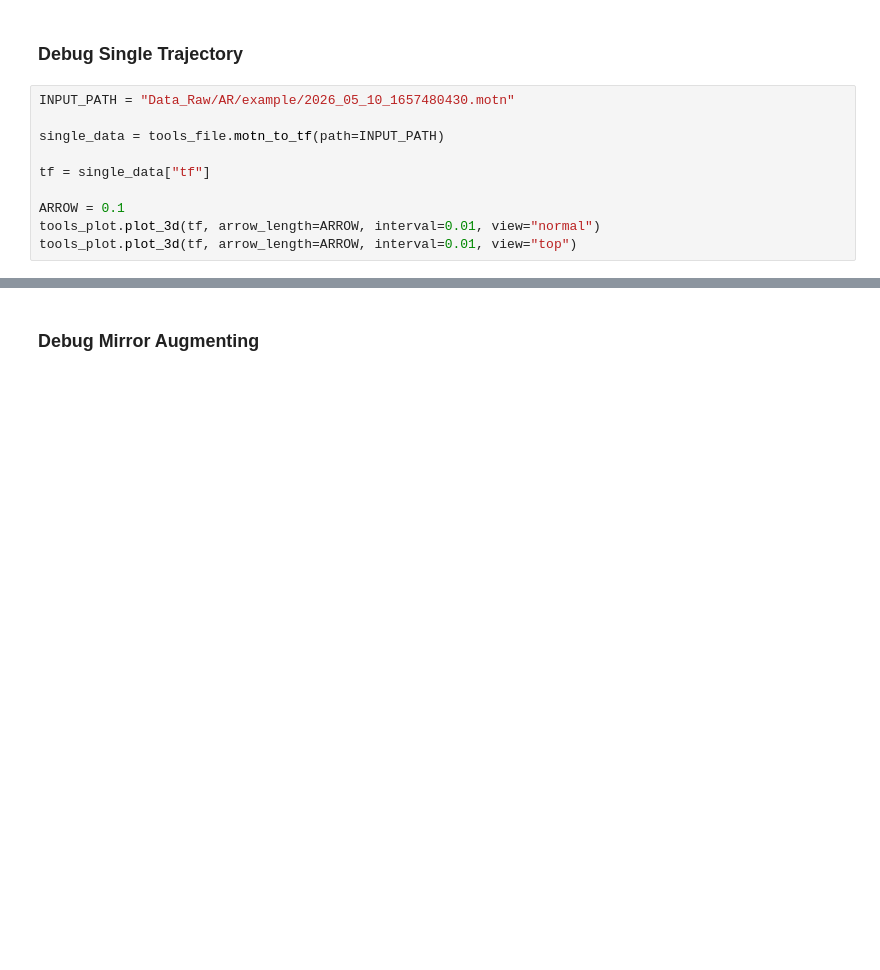
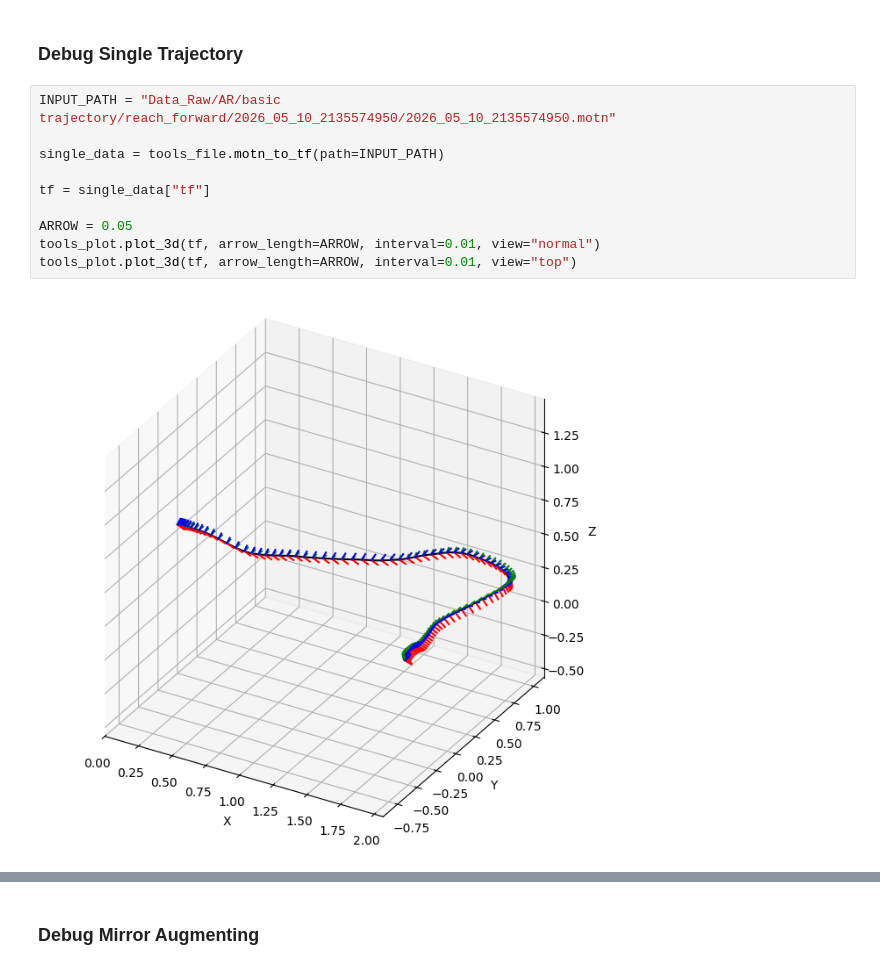
Before and after one commit to MATH-286-Pro/Tool-AR-To-Trajectory, a Jupyter notebook: trajs_ar.ipynb, the cells around one changed output, grey strips where cells are left out. Cells and saved outputs as stored; diff of their text form; blank space fills up the shorter version.

```diff
--- a/trajs_ar.ipynb
+++ b/trajs_ar.ipynb
@@ -220,12 +253,14 @@ PLOT_PKL(
 # %% [markdown]
 ### **Debug Single Trajectory**
 # %%
-INPUT_PATH = "Data_Raw/AR/example/2026_05_10_1657480430.motn"
+INPUT_PATH = "Data_Raw/AR/basic trajectory/reach_forward/2026_05_10_2135574950/2026_05_10_2135574950.motn"
 
 single_data = tools_file.motn_to_tf(path=INPUT_PATH)
 
 tf = single_data["tf"]
 
-ARROW = 0.1
+ARROW = 0.05
 tools_plot.plot_3d(tf, arrow_length=ARROW, interval=0.01, view="normal")
 tools_plot.plot_3d(tf, arrow_length=ARROW, interval=0.01, view="top")
+# %% [output]
+[figure, added]
```
Also changed, not shown: parts of 7 cells of this notebook, 1 other file.
